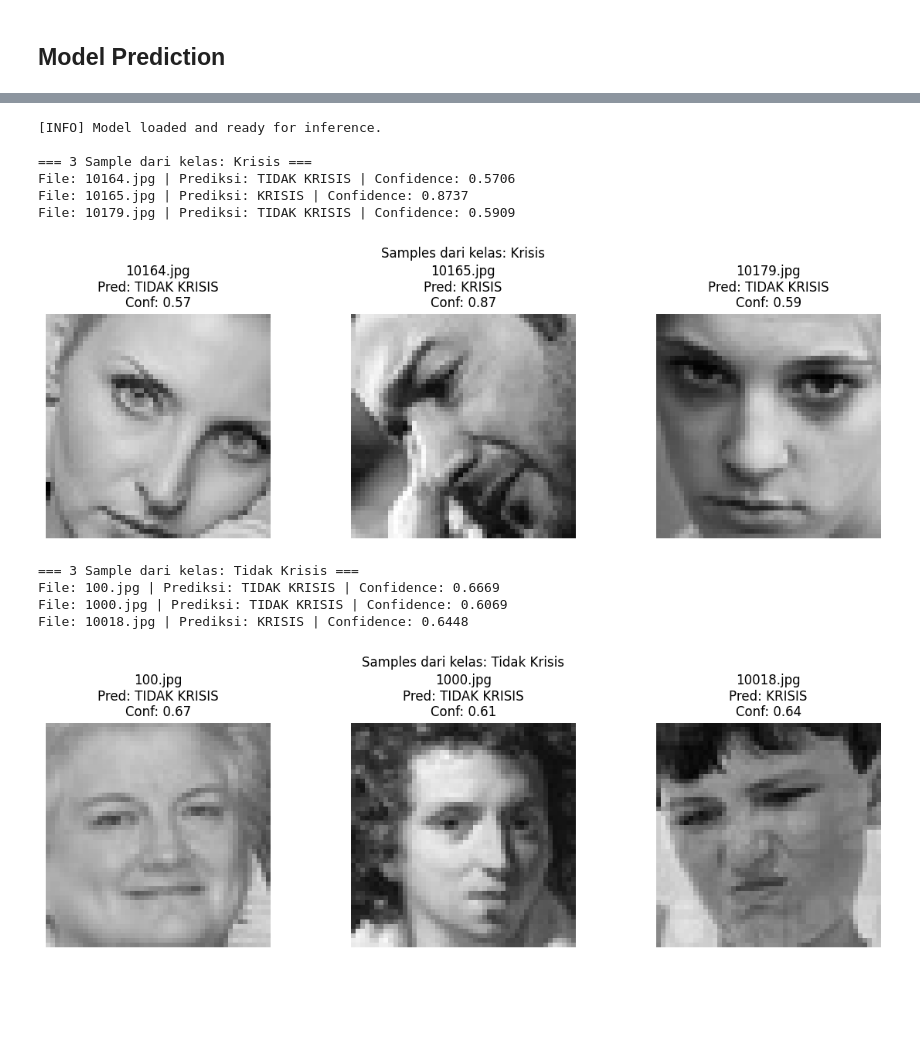
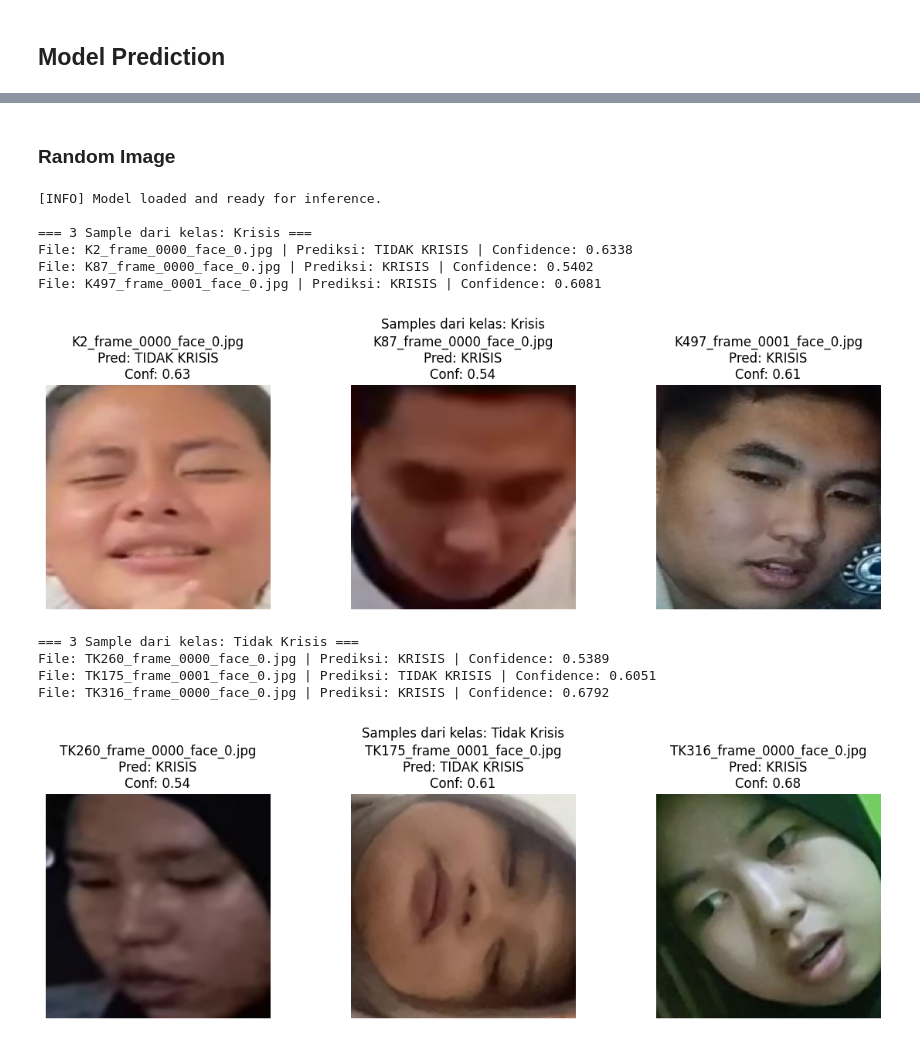
Before and after one commit to maybeitsai/suicide-crisis-detection, a Jupyter notebook: face-expression.ipynb, the cells around one changed output, grey strips where cells are left out. Cells and saved outputs as stored; diff of their text form; code cells hidden in the pictures; blank space fills up the shorter version.

Commit message:
Update training model for final version

```diff
--- a/face-expression.ipynb
+++ b/face-expression.ipynb
@@ -178,7 +178,7 @@ def build_transforms(img_size=IMG_SIZE):
     train_tf = transforms.Compose([
         transforms.Resize((img_size, img_size)),
         transforms.RandomHorizontalFlip(),
-        transforms.RandomRotation(10),
+        transforms.RandomRotation(90),
         transforms.ColorJitter(brightness=0.1, contrast=0.1),
         transforms.ToTensor(),
         To3Channels(),
@@ -584,7 +584,7 @@ device = torch.device("cpu")
 model = get_model(num_classes=2, variant="large").to(device)
 
 # 🔥 load lama → pakai weights_only=False
-checkpoint = torch.load("models/face-expression-directml.pt", map_location=device, weights_only=False)
+checkpoint = torch.load("models/face-expression-directml-v2.pt", map_location=device, weights_only=False)
 
 # kalau ternyata checkpoint sudah OrderedDict
 if isinstance(checkpoint, dict):
@@ -598,6 +598,6 @@ else:
     model.load_state_dict(checkpoint.state_dict())
 
 # ✅ simpan ulang jadi state_dict portable
-torch.save(model.state_dict(), "models/face-expression.pt")
-print("[INFO] Konversi selesai → gunakan 'models/face-expression.pt'")
+torch.save(model.state_dict(), "models/face-expression-v2.pt")
+print("[INFO] Konversi selesai → gunakan 'models/face-expression-v2.pt'")
 # %% [output]
@@ -691,3 +818,5 @@ print("[INFO] Model loaded and ready for inference.")
+# %% [markdown]
+### Random Image
 # %%
 import os
 import torch
@@ -698,7 +827,7 @@ from PIL import Image
 import matplotlib.pyplot as plt
 
 import torch_directml
-# device = torch_directml.device()
+device = torch_directml.device()
 # ======================
 # 1. Definisi Model
 # ======================
@@ -721,10 +850,10 @@ def get_model(num_classes, variant="large"):
 # ======================
 # 2. Load Model
 # ======================
-device = torch.device("cuda" if torch.cuda.is_available() else "cpu")
+# device = torch.device("cuda" if torch.cuda.is_available() else "cpu")
 model = get_model(num_classes=2, variant="large").to(device)
 
-state_dict = torch.load("models/face-expression.pt", map_location=device)
+state_dict = torch.load("models/face-expression-v2.pt", map_location=device)
 model.load_state_dict(state_dict)
 model.eval()
 print("[INFO] Model loaded and ready for inference.")
@@ -756,45 +885,54 @@ def predict_image(model, img_path, device):
         pred = torch.argmax(probs, dim=1).item()
         conf = probs[0, pred].item()
 
     return labels[pred], conf, img
 
+import random
+
 # ======================
 # 4. Prediksi & Visualisasi
 # ======================
-data_dir = "data/1. DATA EKSPRESI WAJAH KRISI BUNUH DIRI"
+data_dir = "data/final/face"
 class_dirs = {
-    "Krisis": os.path.join(data_dir, "1. KRISIS"),
-    "Tidak Krisis": os.path.join(data_dir, "2. TIDAK KRISIS")
+    "Krisis": os.path.join(data_dir, "krisis"),
+    "Tidak Krisis": os.path.join(data_dir, "tidak_krisis")
 }
 
 for class_name, folder in class_dirs.items():
     print(f"\n=== 3 Sample dari kelas: {class_name} ===")
-    img_files = [os.path.join(folder, f) for f in os.listdir(folder) if f.lower().endswith((".jpg", ".png", ".jpeg"))]
-    sample_files = img_files[:3]
+
+    img_files = [
+        os.path.join(folder, f)
+        for f in os.listdir(folder)
+        if f.lower().endswith((".jpg", ".png", ".jpeg"))
+    ]
+
+    # 🔥 Ambil 3 gambar secara acak
+    sample_files = random.sample(img_files, 3)
 
     plt.figure(figsize=(12, 4))
     for i, img_path in enumerate(sample_files):
         pred, conf, img = predict_image(model, img_path, device)
         print(f"File: {os.path.basename(img_path)} | Prediksi: {pred} | Confidence: {conf:.4f}")
 
-        plt.subplot(1, 3, i+1)
+        plt.subplot(1, 3, i + 1)
         plt.imshow(img)
         plt.axis("off")
         plt.title(f"{os.path.basename(img_path)}\nPred: {pred}\nConf: {conf:.2f}")
 
     plt.suptitle(f"Samples dari kelas: {class_name}")
     plt.tight_layout()
     plt.show()
 # %% [output]
 [INFO] Model loaded and ready for inference.
 
 === 3 Sample dari kelas: Krisis ===
-File: 10164.jpg | Prediksi: TIDAK KRISIS | Confidence: 0.5706
-File: 10165.jpg | Prediksi: KRISIS | Confidence: 0.8737
-File: 10179.jpg | Prediksi: TIDAK KRISIS | Confidence: 0.5909
+File: K2_frame_0000_face_0.jpg | Prediksi: TIDAK KRISIS | Confidence: 0.6338
+File: K87_frame_0000_face_0.jpg | Prediksi: KRISIS | Confidence: 0.5402
+File: K497_frame_0001_face_0.jpg | Prediksi: KRISIS | Confidence: 0.6081
-[figure, old version]
+[figure, new version]
 === 3 Sample dari kelas: Tidak Krisis ===
-File: 100.jpg | Prediksi: TIDAK KRISIS | Confidence: 0.6669
-File: 1000.jpg | Prediksi: TIDAK KRISIS | Confidence: 0.6069
-File: 10018.jpg | Prediksi: KRISIS | Confidence: 0.6448
+File: TK260_frame_0000_face_0.jpg | Prediksi: KRISIS | Confidence: 0.5389
+File: TK175_frame_0001_face_0.jpg | Prediksi: TIDAK KRISIS | Confidence: 0.6051
+File: TK316_frame_0000_face_0.jpg | Prediksi: KRISIS | Confidence: 0.6792
-[figure, old version]
+[figure, new version]
```
Also changed, not shown: parts of 14 cells of this notebook.
